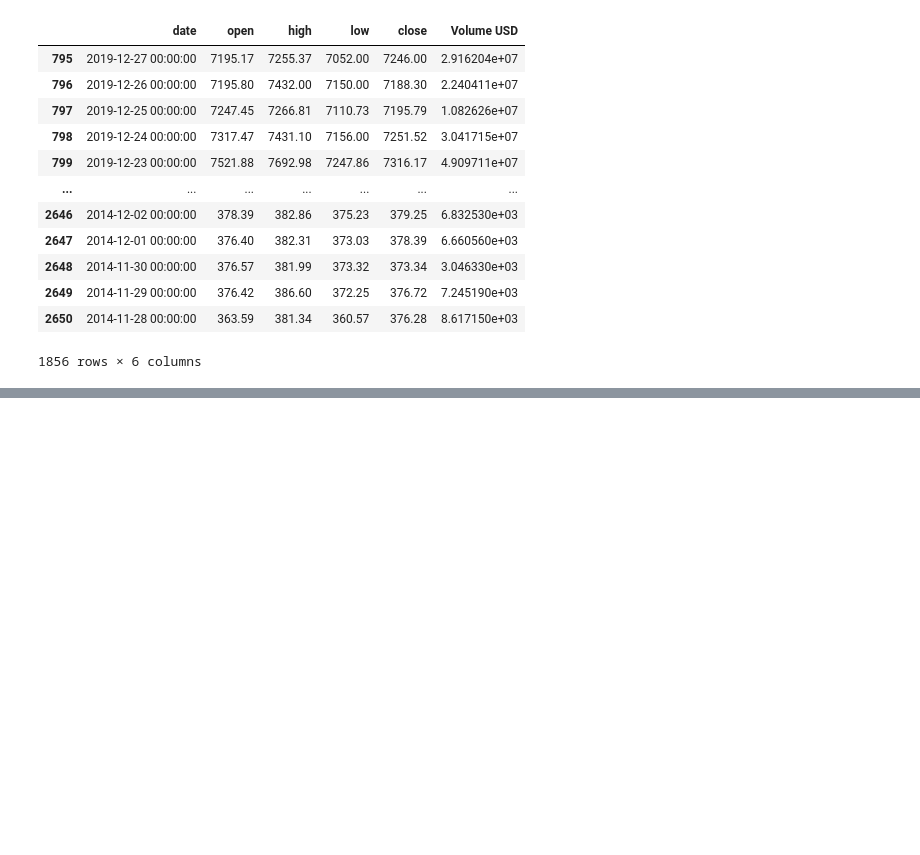
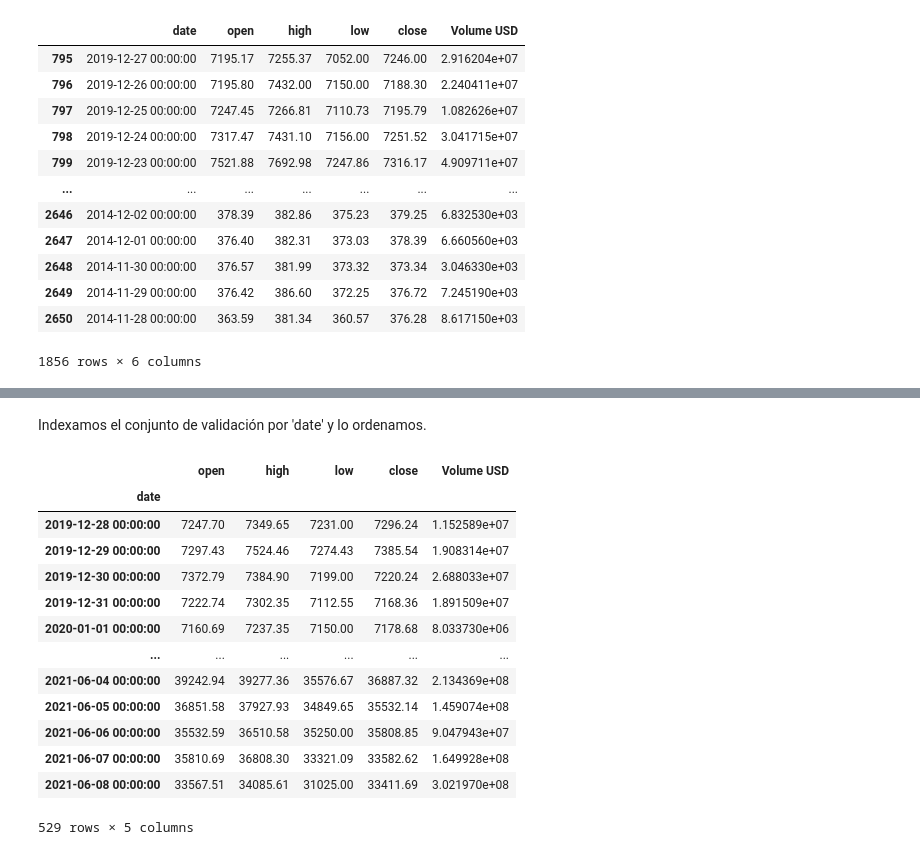
Before and after one commit to Raul-Gonzalez-M/TFG, a Jupyter notebook: codigo/Código.ipynb, the cells around one changed output, grey strips where cells are left out. Saved outputs shown, nothing was run; the diff lists cells and outputs as text; code cells hidden in the pictures; blank space fills up the shorter version.

```diff
--- a/codigo/Código.ipynb
+++ b/codigo/Código.ipynb
@@ -225,0 +231,21 @@ print(ntest)
+# %% [markdown]
+Indexamos el conjunto de validación por 'date' y lo ordenamos.
+# %%
+df_vali = df_vali.set_index('date')
+df_vali = df_vali.sort_index()
+df_vali
+# %% [output]
+|  | open | high | low | close | Volume USD |
+| date |  |  |  |  |  |
+| 2019-12-28 00:00:00 | 7247.70 | 7349.65 | 7231.00 | 7296.24 | 1.152589e+07 |
+| 2019-12-29 00:00:00 | 7297.43 | 7524.46 | 7274.43 | 7385.54 | 1.908314e+07 |
+| 2019-12-30 00:00:00 | 7372.79 | 7384.90 | 7199.00 | 7220.24 | 2.688033e+07 |
+| 2019-12-31 00:00:00 | 7222.74 | 7302.35 | 7112.55 | 7168.36 | 1.891509e+07 |
+| 2020-01-01 00:00:00 | 7160.69 | 7237.35 | 7150.00 | 7178.68 | 8.033730e+06 |
+| ... | ... | ... | ... | ... | ... |
+| 2021-06-04 00:00:00 | 39242.94 | 39277.36 | 35576.67 | 36887.32 | 2.134369e+08 |
+| 2021-06-05 00:00:00 | 36851.58 | 37927.93 | 34849.65 | 35532.14 | 1.459074e+08 |
+| 2021-06-06 00:00:00 | 35532.59 | 36510.58 | 35250.00 | 35808.85 | 9.047943e+07 |
+| 2021-06-07 00:00:00 | 35810.69 | 36808.30 | 33321.09 | 33582.62 | 1.649928e+08 |
+| 2021-06-08 00:00:00 | 33567.51 | 34085.61 | 31025.00 | 33411.69 | 3.021970e+08 |
+529 rows × 5 columns
```
Also changed, not shown: parts of 5 cells of this notebook.
